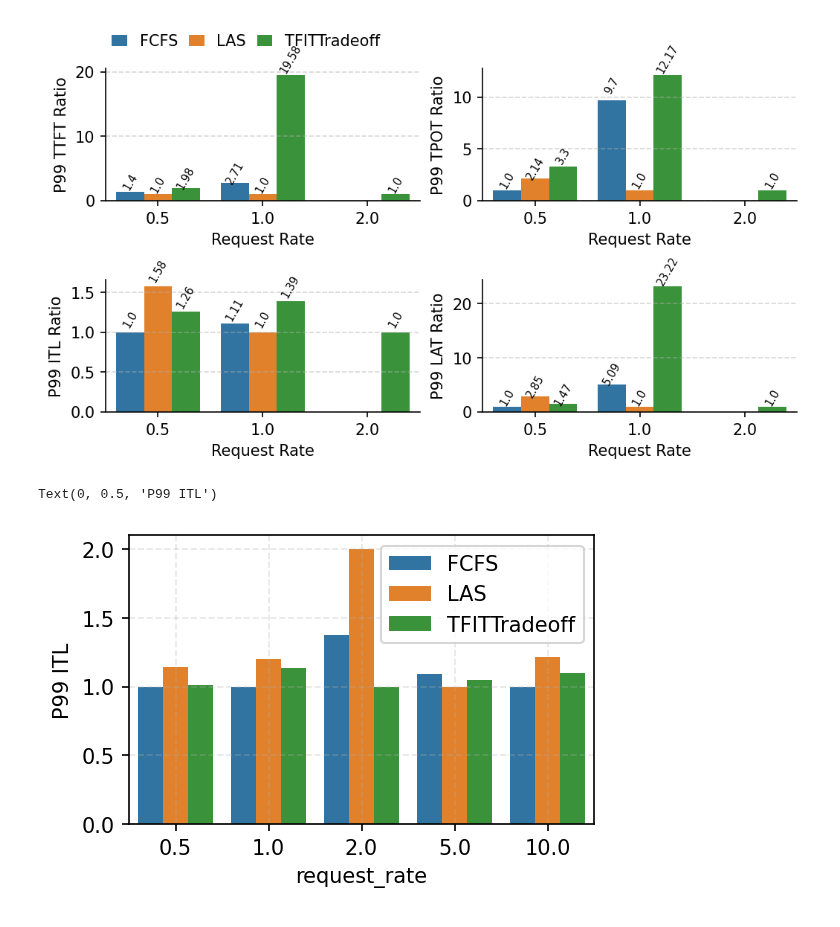
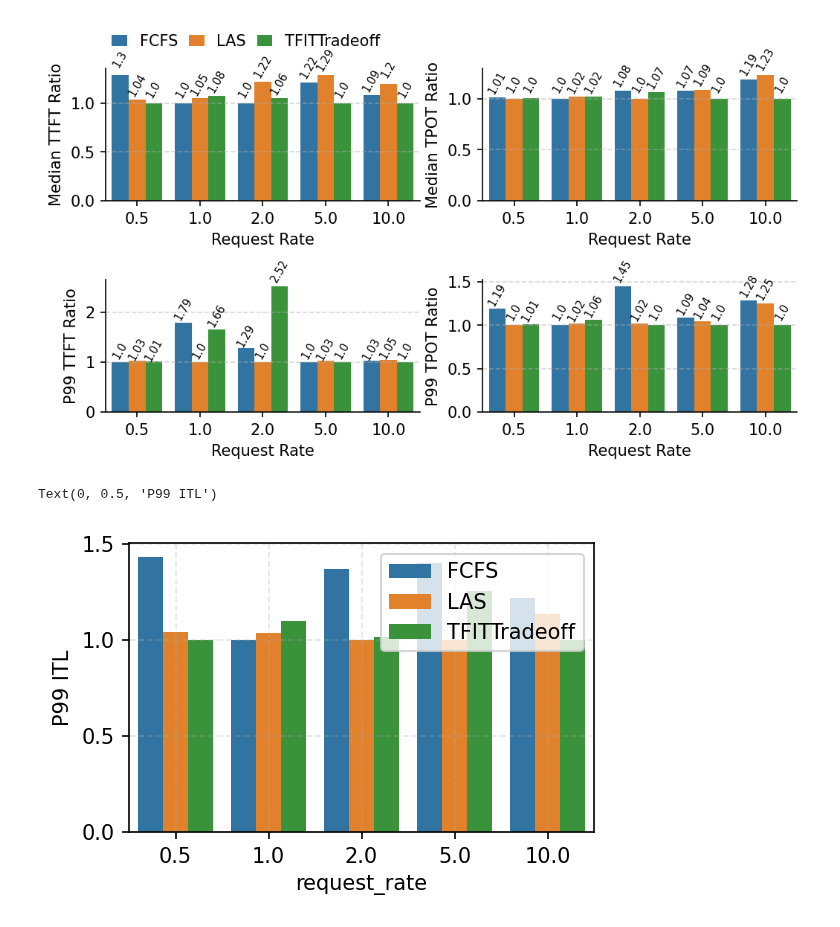
Before and after one commit to chengzhi-lu/vllm, a Jupyter notebook: benchmarks/result/analysis/result_analysis_1.ipynb, the cells around one changed output. Cells and saved outputs as stored; diff of their text form; code cells hidden in the pictures.

```diff
--- a/benchmarks/result/analysis/result_analysis_1.ipynb
+++ b/benchmarks/result/analysis/result_analysis_1.ipynb
@@ -19,7 +19,8 @@ replace_name = {
     "tfittradeoff": "TFITTradeoff",
 }
 # %%
-_date = "20240916"
+# _date = "20240918"
+_date = "20241005"
 _counters = [0]
 e2e_result_dir_names = [
     os.path.join(base_dir, _date, str(counter)) for counter in _counters
@@ -377,7 +376,7 @@ def bar_plot_1(_long_df, required_metric_name):
         ax.spines['right'].set_visible(False)
 
         _ax[_i // 2][_i % 2].set_xlabel("Request Rate")
-        _ax[_i // 2][_i % 2].set_ylabel(_long_df["metric_name"].unique().tolist()[0] + " " + metric_type+" Ratio")
+        # _ax[_i // 2][_i % 2].set_ylabel(_long_df["metric_name"].unique().tolist()[0] + " " + metric_type+" Ratio")
 
         add_num_annotation(_ax[_i // 2][_i % 2], rotation=60, fontsize=7)
 
@@ -389,15 +388,66 @@ def bar_plot_1(_long_df, required_metric_name):
                 frameon=False,
                 ncol=3,
                 loc=(0, 1.1),
+
+
                 handlelength=1.0,
                 columnspacing=0.7,
             )
         else:
             _ax[_i // 2][_i % 2].legend().remove()
 
-required_metric_name = "P99"
-bar_plot_1(_long_df, required_metric_name=required_metric_name)
+def bar_plot_2(_long_df):
+    (_fig, _ax) = plt.subplots(
+        figsize=(4 * 2, 2*2), dpi=150, nrows=2, ncols=2
+    )
+    _long_df = _long_df[((_long_df['metric_name']=='Median')&(_long_df['metric_type']=='TTFT'))|((_long_df['metric_name']=='Median')&(_long_df['metric_type']=='TPOT'))|((_long_df['metric_name']=='P99')&(_long_df['metric_type']=='TTFT'))|((_long_df['metric_name']=='P99')&(_long_df['metric_type']=='TPOT'))]
+    metric_types = _long_df["metric_type"].unique().tolist()
+    metric_names = _long_df["metric_name"].unique().tolist()
+    scheduler_policies = _long_df["scheduler_policy"].unique().tolist()
+    metrics = [("Median","TTFT"),("Median","TPOT"),("P99","TTFT"),("P99","TPOT")]
+    save_legend = True
+    for _i, (metric_name,metric_type) in enumerate(metrics):
+        if _i > 0:
+            save_legend = False
+
+        data = _long_df[(_long_df["metric_type"] == metric_type)&(_long_df["metric_name"] == metric_name)]
+        print(_long_df)
+        ax = sns.barplot(
+            x="request_rate",
+            y="Ratio",
+            hue="scheduler_policy",
+            data=data,
+            ax=_ax[_i // 2][_i % 2]
+        )
+
+        ax.spines['top'].set_visible(False)
+        ax.spines['right'].set_visible(False)
+
+        _ax[_i // 2][_i % 2].set_xlabel("Request Rate")
+        _ax[_i // 2][_i % 2].set_ylabel(metrics[_i][0] + " " + metrics[_i][1]+" Ratio")
+
+        add_num_annotation(_ax[_i // 2][_i % 2], rotation=60, fontsize=7)
+
+        _ax[_i // 2][_i % 2].grid(linestyle="--", alpha=0.5, axis="y")
+
+        if _i == 0:
+            _ax[_i // 2][_i % 2].legend(
+                title="",
+                frameon=False,
+                ncol=3,
+                loc=(0, 1.1),
+
+
+                handlelength=1.0,
+                columnspacing=0.7,
+            )
+        else:
+            _ax[_i // 2][_i % 2].legend().remove()
+
+required_metric_name = "Median"
+# bar_plot_1(_long_df, required_metric_name=required_metric_name)
+bar_plot_2(_long_df)
 plt.subplots_adjust(wspace=0.2, hspace=0.6)
-plt.savefig(f"{required_metric_name}.pdf", format='pdf')
+# plt.savefig(f"{required_metric_name}.pdf", format='pdf')
 plt.show()
 # %% [output]
@@ -404,4 +471,4 @@ plt.show()
-[figure, old version]
+[figure, new version]
 # %%
 request_level_result = pd.DataFrame()
 for _df_name in e2e_result_dfs:
@@ -470,7 +537,7 @@ plt.grid(alpha=0.3, linestyle="--")
 plt.ylabel("P99 ITL")
 # %% [output]
 Text(0, 0.5, 'P99 ITL')
-[figure, old version]
+[figure, new version]
 # %%
 def get_max_mean_ttft_ratio(df):
     min_result = df["median_ttft_ms"].min()
```
Also changed, not shown: parts of 9 cells of this notebook, 14 other files.
